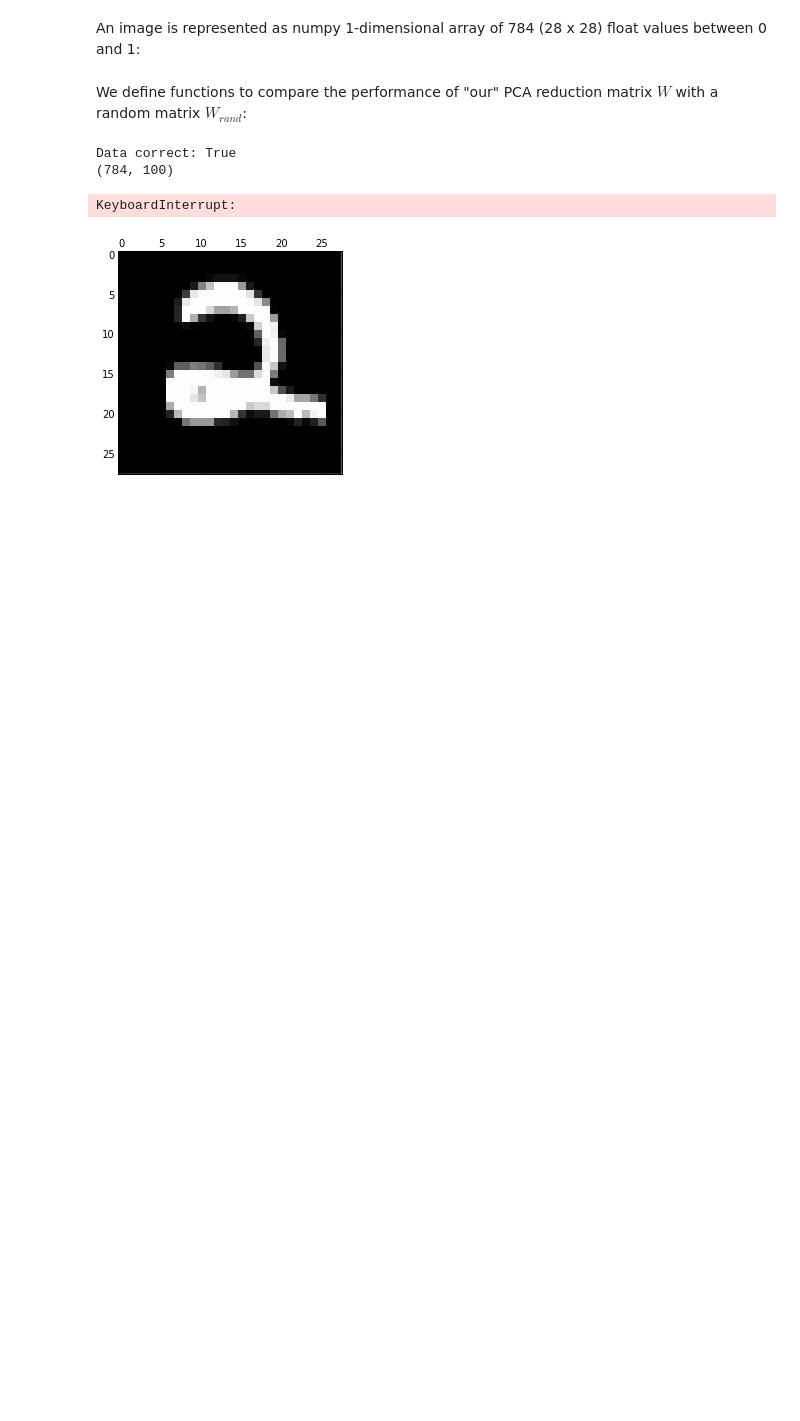
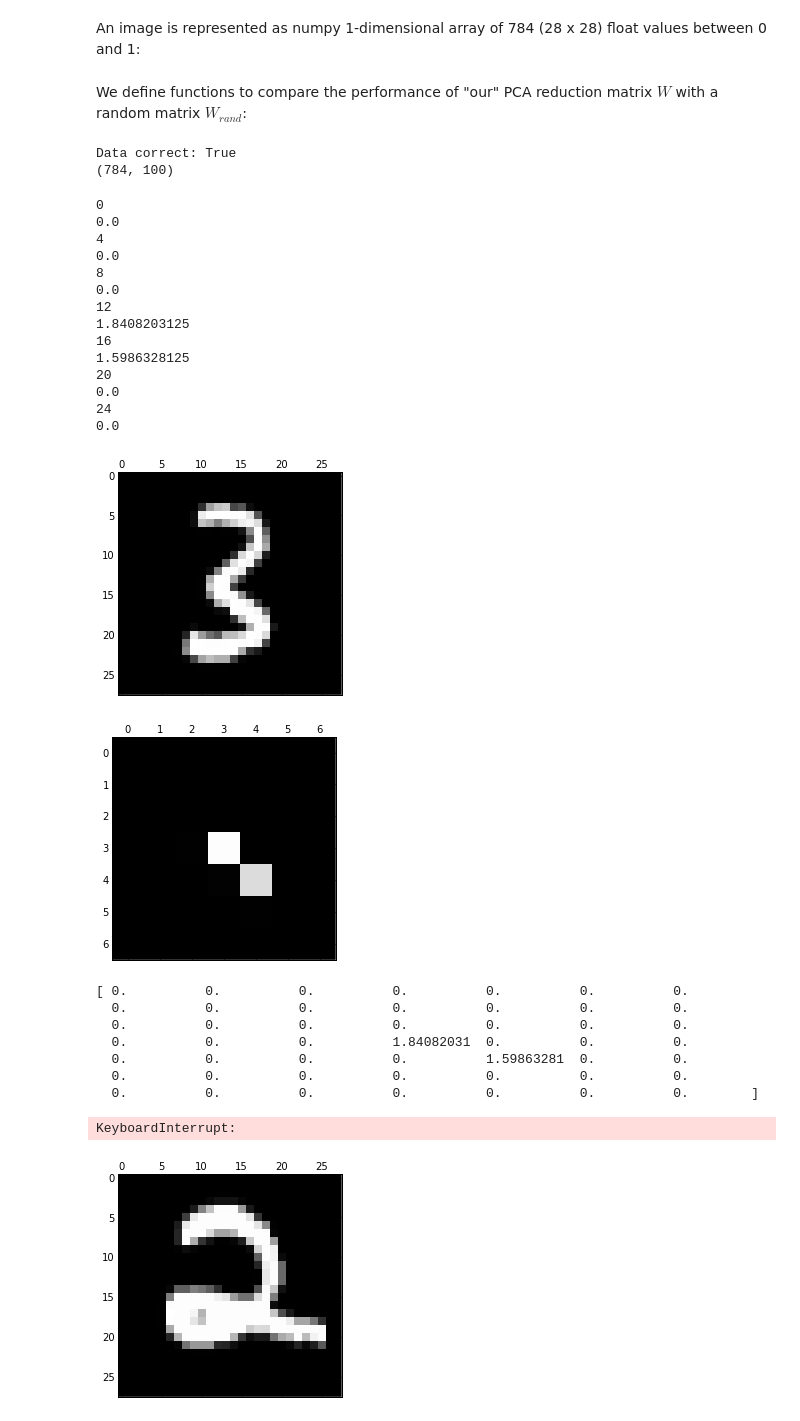
Before and after one commit to stablum/mlpm, a Jupyter notebook: 3/lab03_Belle_Mennes_Stablum.ipynb, the cells around one changed output. Cells and saved outputs as stored; diff of their text form; code cells hidden in the pictures; blank space fills up the shorter version.

```diff
--- a/3/lab03_Belle_Mennes_Stablum.ipynb
+++ b/3/lab03_Belle_Mennes_Stablum.ipynb
@@ -1145,10 +1145,53 @@ print shape(trainSet)
 # %% [output]
 Data correct: True
 (784, 100)
-# %%
-def smaller(im):
-    imMatrix=  originalIm.reshape((dimIm, dimIm))
-    pass
+# %%
+def smaller(im):
+    imMatrix=  im.reshape((dimIm, dimIm))
+    newIm = zeros((7,7))
+    i2 = 0
+    for i in range(0, dimIm, 4):
+        print i
+        val = sum( imMatrix[i:i+3,i:i+3]) / float(4)
+        print val
+        newIm[i2,i2] = val
+        i2 += 1
+
+    return newIm.reshape(7*7)
+
+#im = trainSet[:,0]
+#im2 = smaller(im)
+#matshow(im.reshape((dimIm, dimIm))    ,cmap=cm.gray)
+#matshow(im2.reshape((7,7)),cmap=cm.gray)
+#plt.show()
+#print (im2)
+
+
+shape(
+# %% [output]
+0
+0.0
+4
+0.0
+8
+0.0
+12
+1.8408203125
+16
+1.5986328125
+20
+0.0
+24
+0.0
+[figure, added]
+[figure, added]
+[ 0.          0.          0.          0.          0.          0.          0.
+  0.          0.          0.          0.          0.          0.          0.
+  0.          0.          0.          0.          0.          0.          0.
+  0.          0.          0.          1.84082031  0.          0.          0.
+  0.          0.          0.          0.          1.59863281  0.          0.
+  0.          0.          0.          0.          0.          0.          0.
+  0.          0.          0.          0.          0.          0.          0.        ]
 # %%
 
 
```
